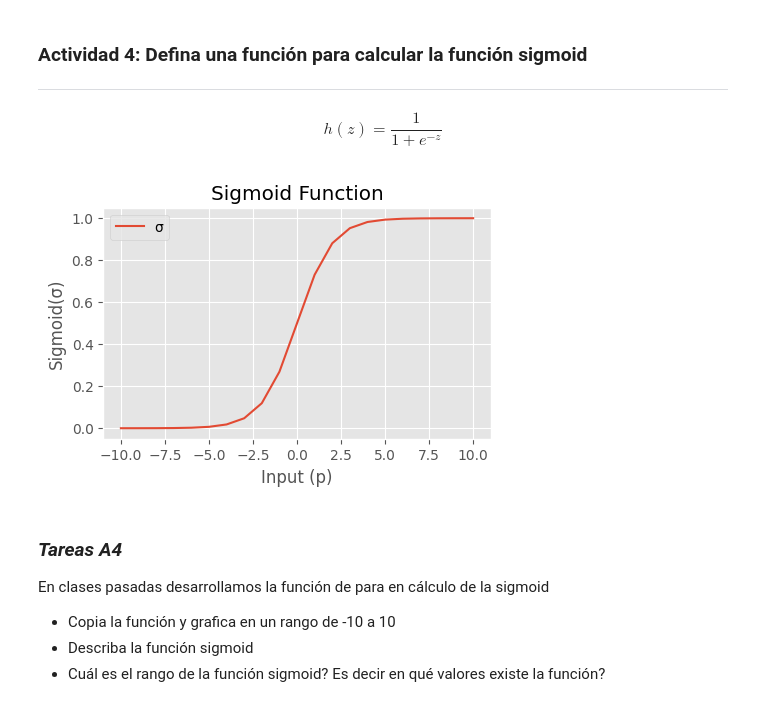
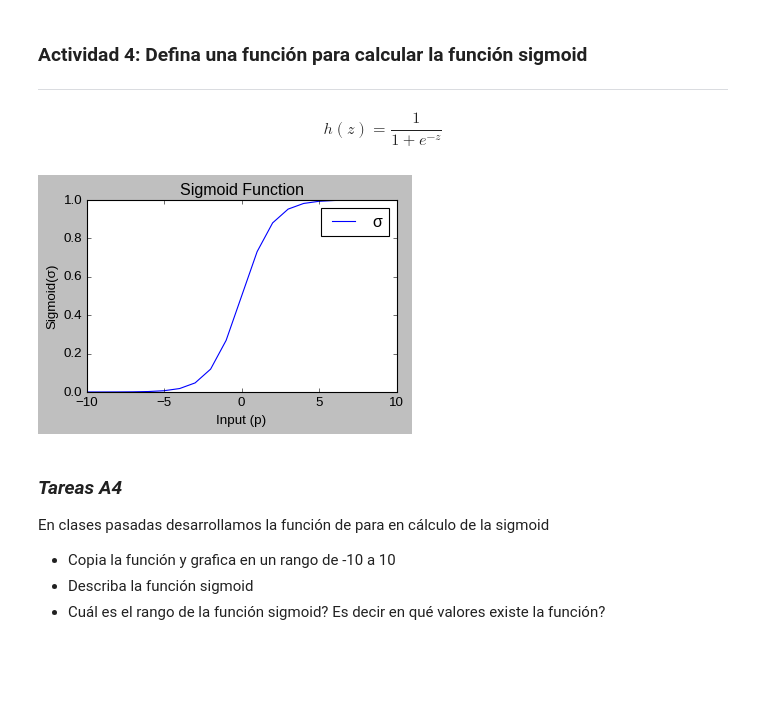
Before and after one commit to Liam-Nova/BIT_IA_Bootcamp, a Jupyter notebook: S4_C1_LAB_Logistic_Regression_Part_1_temp.ipynb, the cells around one changed output. Drawn from its saved outputs; the diff is of its cells as text; code cells hidden in the pictures; blank space fills up the shorter version.

```diff
--- a/S4_C1_LAB_Logistic_Regression_Part_1_temp.ipynb
+++ b/S4_C1_LAB_Logistic_Regression_Part_1_temp.ipynb
@@ -168,6 +168,8 @@ df.head(10)
 * tambien hay que aclarar que los valores de result varian en 0 y 1 , lo que significa que son enteros qusirven para la comparativa tipo "booleano"
 # %%
 plt.figure(figsize=(5,3))
+plt.style.use('seaborn-v0_8-darkgrid')
+
 df['Test_1'].hist()
 plt.title('Distribucion de Test_1')
 plt.xlabel('Test_1')
@@ -180,6 +182,7 @@ plt.show()
 * la cantidad de veces que se repite una calificacion estan en el eje(y)
 # %%
 plt.figure(figsize=(5,3))
+plt.style.use('seaborn-v0_8-pastel')
 df['Test_2'].hist()
 plt.title('Distribucion de Test_2')
 plt.xlabel('Test_2')
@@ -248,4 +251,5 @@ class_counts.plot(kind='bar')**
 # %%
 class_counts = df['Results'].value_counts()
 class_counts.plot(kind='bar')
+plt.style.use('grayscale')
 # %% [output]
@@ -274,4 +277,6 @@ plt.ylabel('Test_2')
 plt.legend()
 plt.grid(True)
 plt.show()
+
+plt.style.use('classic')
 # %% [output]
@@ -296,22 +301,24 @@ x_values = [-10, -5, 0, 5, 10]
 # %%
 # Create a set of input values between -10 and 10
 p = np.linspace(-10, 10, 21)
 
 # Apply the sigmoid function to each value in p
 sig = 1 / (1 + np.exp(-p))
 
 # Creating the plot
 plt.figure(figsize=(5,3))
 plt.plot(p, sig)
 plt.xlabel('Input (p)')
 plt.ylabel('Sigmoid(σ)')
 plt.title('Sigmoid Function')
 plt.legend('σ(x)')
 
+plt.style.use('seaborn-v0_8')
+
 # Display the plot
 plt.show()
 # %% [output]
-[figure, old version]
+[figure, new version]
 # %% [markdown]
 ### *Tareas A4*
 
```
Also changed, not shown: parts of 5 cells of this notebook.
